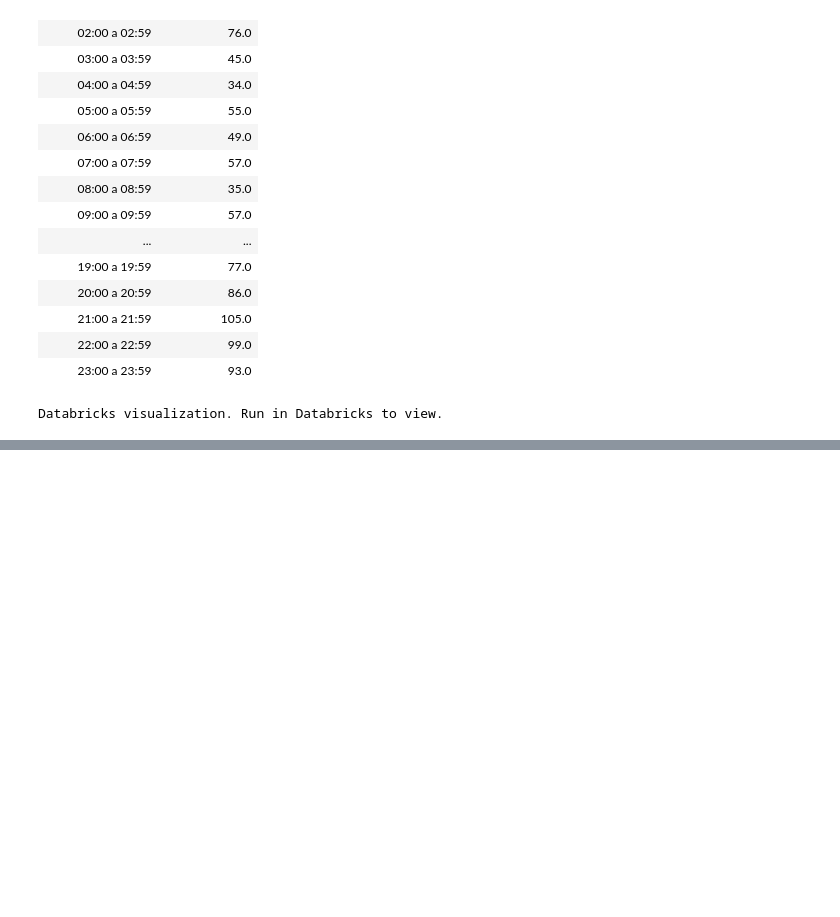
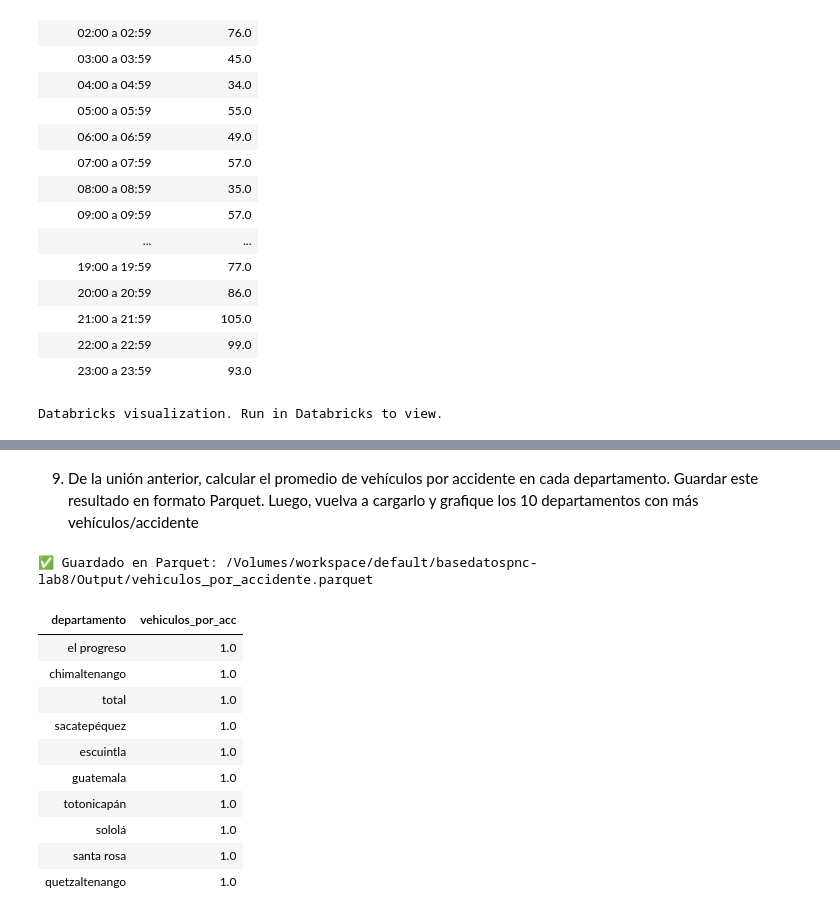
Before and after one commit to PabloSHerrera/Lab8Spark, a Jupyter notebook: Lab 8.ipynb, the cells around one changed output, grey strips where cells are left out. Saved outputs shown, nothing was run; the diff lists cells and outputs as text; code cells hidden in the pictures; blank space fills up the shorter version.

```diff
--- a/Lab 8.ipynb
+++ b/Lab 8.ipynb
@@ -1006,0 +1046,65 @@ Databricks visualization. Run in Databricks to view.
+# %% [markdown]
+9. De la unión anterior, calcular el promedio de vehículos por accidente en cada
+departamento. Guardar este resultado en formato Parquet. Luego, vuelva a cargarlo y
+grafique los 10 departamentos con más vehículos/accidente
+# %%
+from pyspark.sql import functions as F
+import re
+
+def _norm_cols(df):
+    try:
+        return normalizar_cols(df)
+    except NameError:
+        d = df
+        for c in d.columns:
+            d = d.withColumnRenamed(c, c.strip().lower().replace(" ", "_"))
+        return d
+
+def _numeric_cols(df):
+    prim = ("byte","short","int","bigint","long","float","double")
+    return [c for c,t in df.dtypes if t in prim or t.lower().startswith("decimal")]
+
+# Accidentes por departamento (2024) desde cuadro 1
+c1 = _norm_cols(dfs["cuadro 1"])
+dept_c1 = next((c for c in c1.columns if re.search(r"depto|depart", c, re.I)), None)
+acc_2024 = (c1.select(F.col(dept_c1).alias("departamento"), F.col("2024").cast("double").alias("accidentes"))
+              .where(~F.col("departamento").like("total%"))
+              .withColumn("departamento", F.lower(F.trim(F.col("departamento")))))
+
+# Vehículos por departamento (sumando todos los tipos) desde cuadro 8
+c8 = _norm_cols(dfs["cuadro 8"])
+dept_c8 = next((c for c in c8.columns if re.search(r"depto|depart", c, re.I)), None)
+num_cols_c8 = [c for c in _numeric_cols(c8) if c.lower() != "total"]
+veh_depto = (c8.select(F.col(dept_c8).alias("departamento"), *num_cols_c8)
+               .where(~F.col(dept_c8).like("total%")))
+veh_depto = (veh_depto
+             .withColumn("departamento", F.lower(F.trim(F.col("departamento"))))
+             .withColumn("vehiculos", sum([F.col(c).cast("double") for c in num_cols_c8])))
+
+# Join por departamento y ratio
+joined_dep = acc_2024.join(veh_depto.select("departamento","vehiculos"), on="departamento", how="inner")
+
+res_dep = (joined_dep
+           .select("departamento", (F.col("vehiculos")/F.col("accidentes")).alias("vehiculos_por_acc"))
+           .orderBy(F.col("vehiculos_por_acc").desc()))
+
+# Guardar & mostrar
+out_path = str(BASE_DIR / "Output/vehiculos_por_accidente.parquet")
+res_dep.write.mode("overwrite").parquet(out_path)
+res_reload = spark.read.parquet(out_path)
+
+print(f"✅ Guardado en Parquet: {out_path}")
+display(res_reload.orderBy(F.col("vehiculos_por_acc").desc()).limit(10))  # grafícalo como barras en la UI
+# %% [output]
+✅ Guardado en Parquet: /Volumes/workspace/default/basedatospnc-lab8/Output/vehiculos_por_accidente.parquet
+| departamento | vehiculos_por_acc |
+| el progreso | 1.0 |
+| chimaltenango | 1.0 |
+| total | 1.0 |
+| sacatepéquez | 1.0 |
+| escuintla | 1.0 |
+| guatemala | 1.0 |
+| totonicapán | 1.0 |
+| sololá | 1.0 |
+| santa rosa | 1.0 |
+| quetzaltenango | 1.0 |
```
Also changed, not shown: parts of 7 cells of this notebook.
